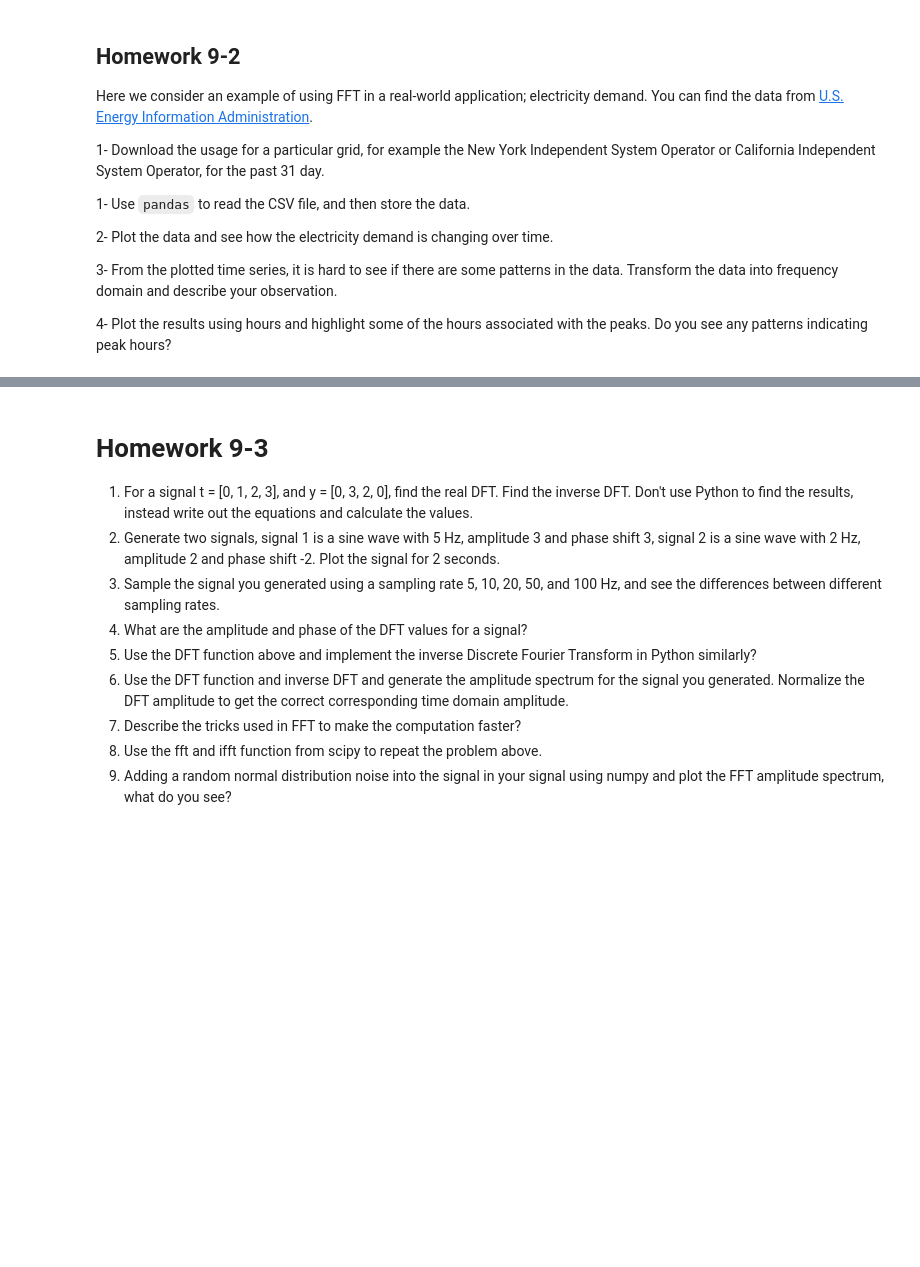
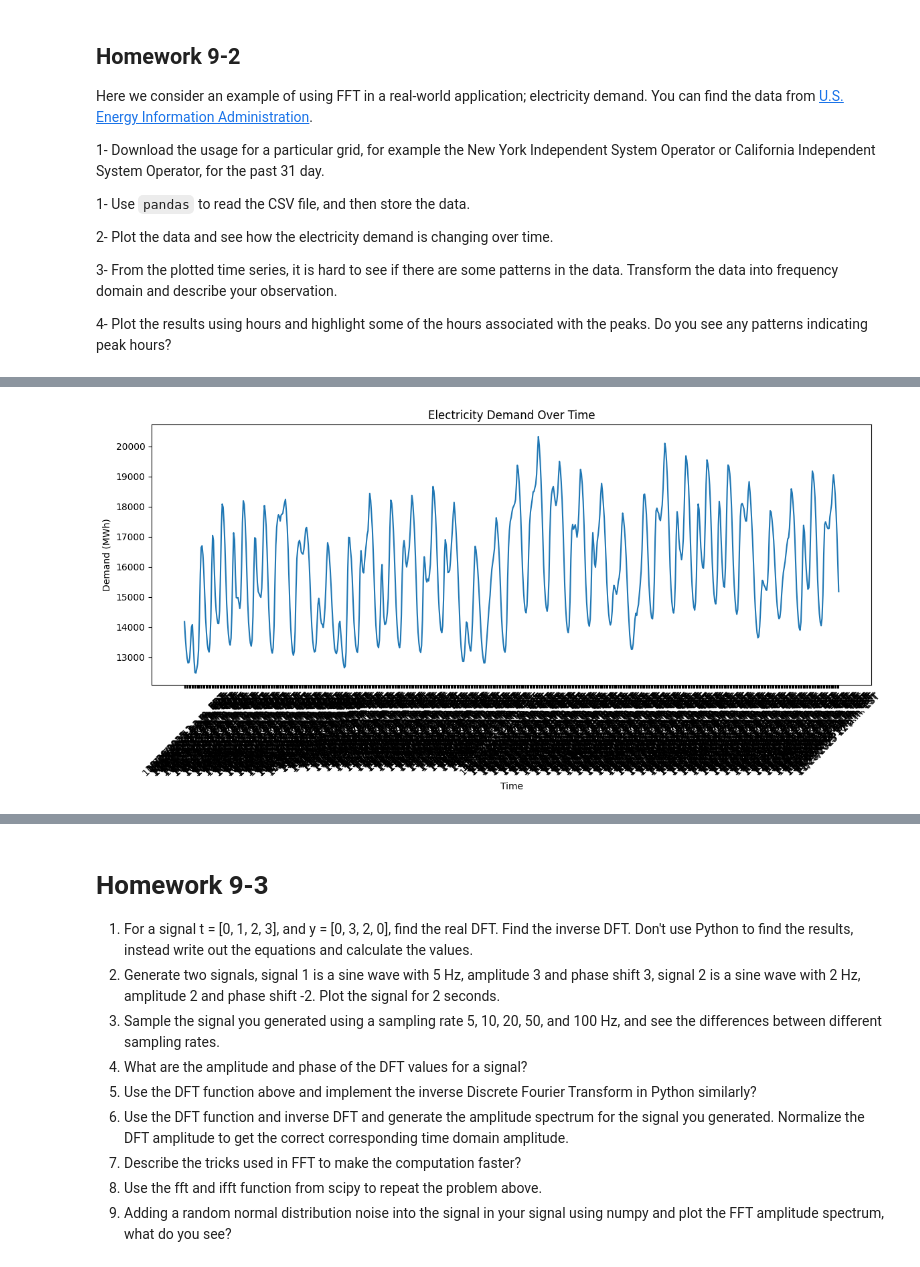
Before and after one commit to pleyva2004/Numerical-Linear-Algebra, a Jupyter notebook: w12.ipynb, the cells around one changed output, grey strips where cells are left out. Drawn from its saved outputs; the diff is of its cells as text; code cells hidden in the pictures; blank space fills up the shorter version.

```diff
--- a/w12.ipynb
+++ b/w12.ipynb
@@ -634,0 +556,14 @@ AttributeError: 'NoneType' object has no attribute 'total_seconds'
+# %%
+import pandas as pd
+import matplotlib.pyplot as plt
+from scipy.fftpack import fft, ifft, fftfreq
+
+# New York Independent System Operator
+df = pd.read_csv('./data/930-data-export-2.csv', delimiter=',')
+df.rename(columns={'Timestamp (Hour Ending)':'hour', 'Demand (MWh)':'demand'}, inplace=True)
+
+# California Independent System Operator
+df_2 = pd.read_csv('./data/930-data-export.csv', delimiter=',')
+df_2.rename(columns={'Timestamp (Hour Ending)':'hour', 'Demand (MWh)':'demand'}, inplace=True)
+df.head()
+df.head(), df_2.head()
@@ -634,0 +583,12 @@ AttributeError: 'NoneType' object has no attribute 'total_seconds'
+# %%
+signal = df['demand'].values
+plt.figure(figsize=(12, 6))
+plt.plot(df['hour'], df['demand'])
+plt.xlabel('Time')
+plt.ylabel('Demand (MWh)')
+plt.title('Electricity Demand Over Time')
+plt.xticks(rotation=45)
+plt.tight_layout()
+plt.show()
+# %% [output]
+[figure, added]
```
Also changed, not shown: parts of 30 cells of this notebook, 3 other files.
